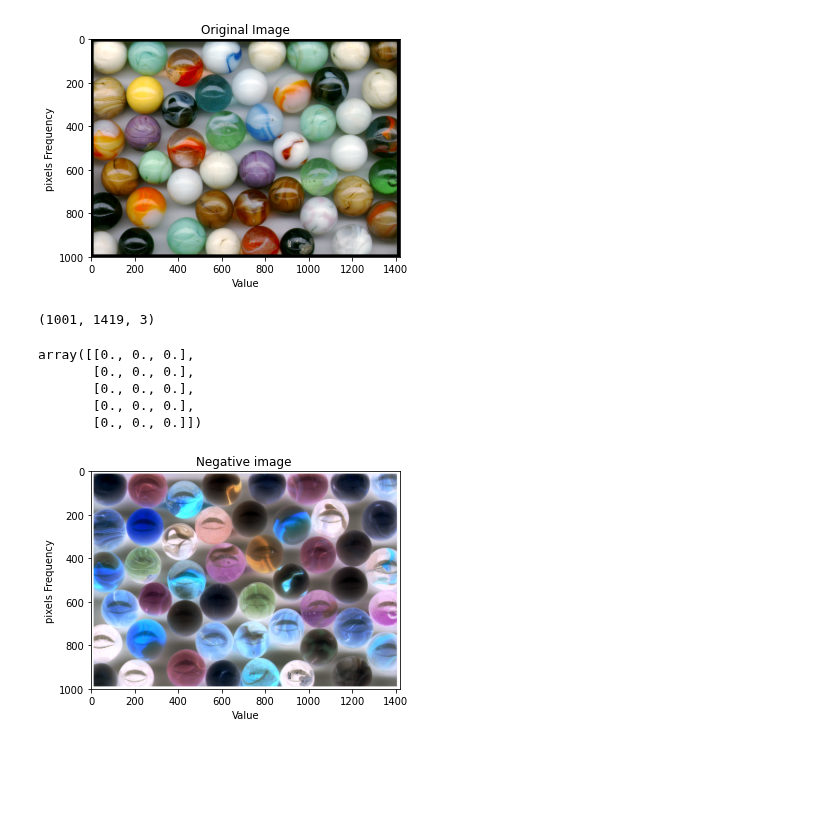
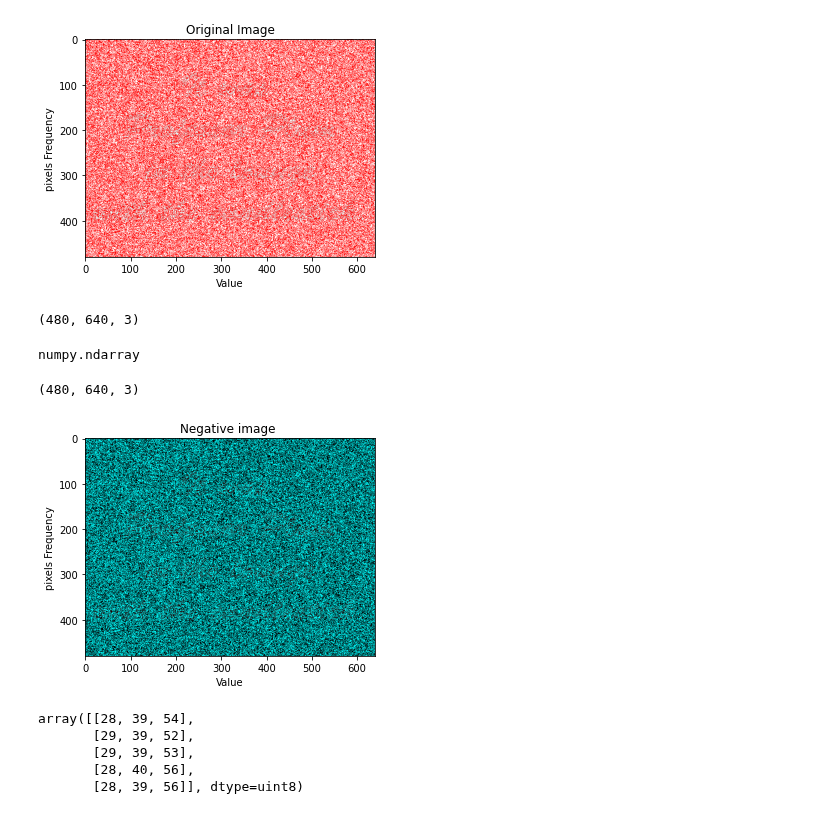
Before and after one commit to jimjimrao/BlockAppsAssignment, a Jupyter notebook: test.ipynb, the cells around one changed output. Cells and saved outputs as stored; diff of their text form; code cells hidden in the pictures; blank space fills up the shorter version.

```diff
--- a/test.ipynb
+++ b/test.ipynb
@@ -8,21 +8,21 @@ import skimage.io
 # https://www.codespeedy.com/plot-negative-of-an-image-in-python/
 # %%
 #image read function
-img=mpimg.imread('MARBLES.BMP')
+img=mpimg.imread('clue.bmp')
 
 # x co-ordinate denotation.
 plt.xlabel("Value")
 # y co-ordinate denotation.
 plt.ylabel("pixels Frequency")
 # title of an image .
 plt.title("Original Image")
 
 # imshow function with comperision of gray level value.
 plt.imshow(img)
 #plot the image on a plane.
 plt.show()
 # %% [output]
-[figure, old version]
+[figure, new version]
 # %%
 y=np.shape(img)
 
@@ -30,15 +30,15 @@ z=np.zeros(y)
 # %%
 y
 # %% [output]
-(1001, 1419, 3)
+(480, 640, 3)
-# %%
-z[100][100:105]
-# %% [output]
-array([[0., 0., 0.],
-       [0., 0., 0.],
-       [0., 0., 0.],
-       [0., 0., 0.],
-       [0., 0., 0.]])
+# %%
+type(img)
+# %% [output]
+numpy.ndarray
+# %%
+img.shape
+# %% [output]
+(480, 640, 3)
 # %%
 #convert the image into its negative value.
 z=255-img
@@ -49,6 +49,14 @@ plt.imshow(z)
 plt.show()
 # plt.savefig('result.bmp')
 # %% [output]
-[figure, old version]
+[figure, new version]
 # %%
 skimage.io.imsave(fname="result.bmp", arr=z)
+# %%
+z[100][100:105]
+# %% [output]
+array([[28, 39, 54],
+       [29, 39, 52],
+       [29, 39, 53],
+       [28, 40, 56],
+       [28, 39, 56]], dtype=uint8)
```
Also changed, not shown: 8 other files.
